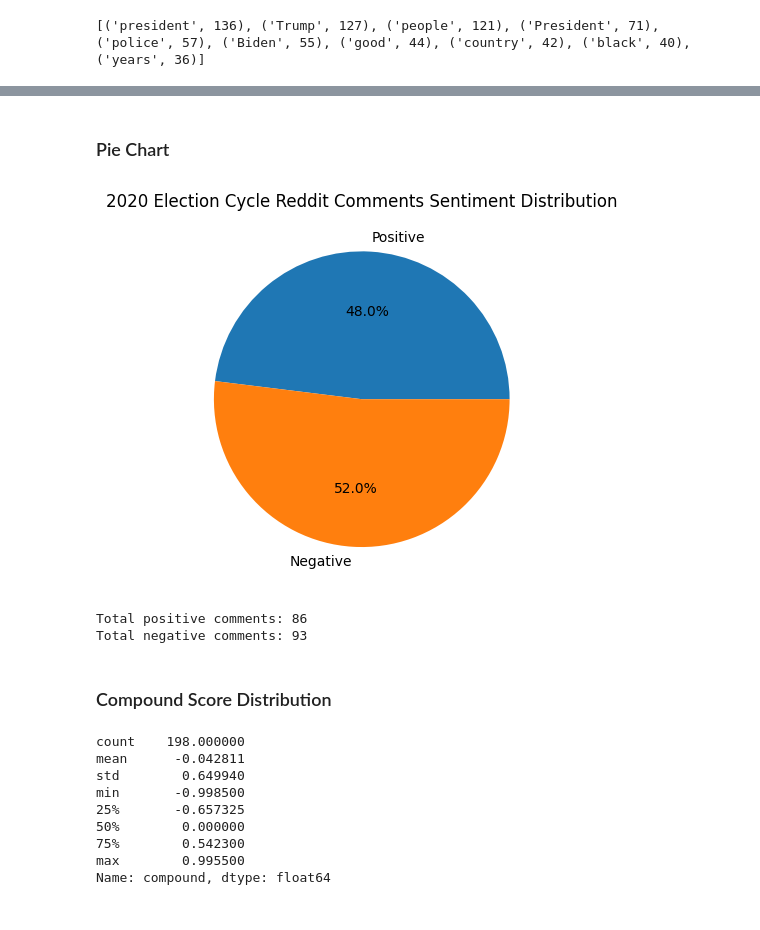
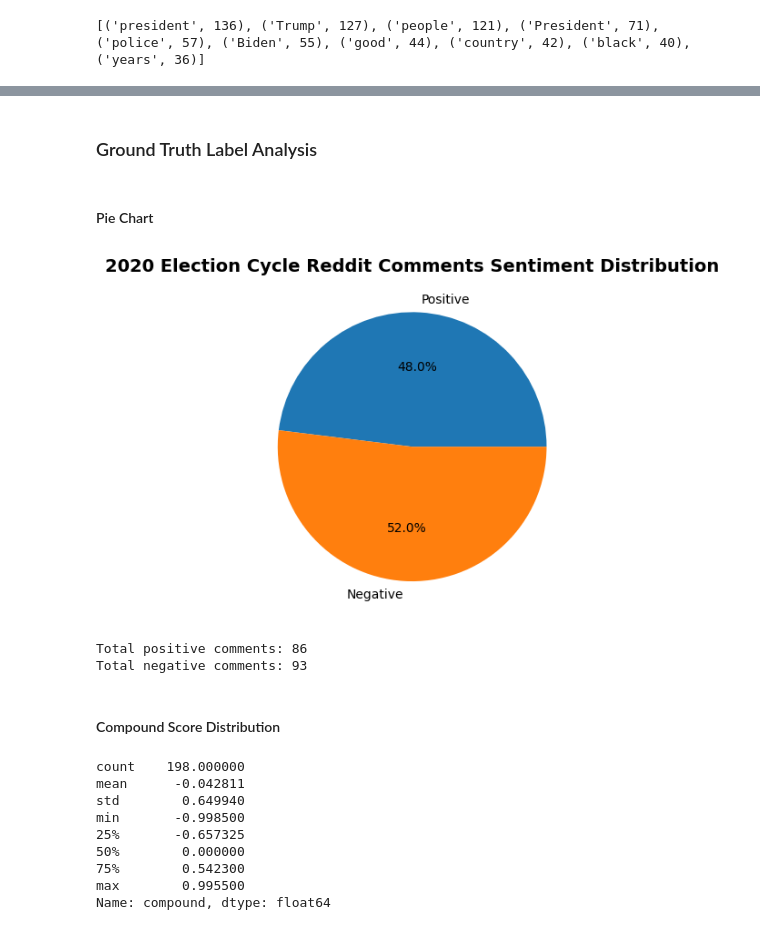
Before and after one commit to gckang/nlp-reddit-election-posts-proj, a Jupyter notebook: exploratory_data_analysis.ipynb, the cells around one changed output, grey strips where cells are left out. Saved outputs shown, nothing was run; the diff lists cells and outputs as text; code cells hidden in the pictures.

```diff
--- a/exploratory_data_analysis.ipynb
+++ b/exploratory_data_analysis.ipynb
@@ -102,19 +128,24 @@ show_wordcloud(distinct_words)
+# %% [markdown]
+### Ground Truth Label Analysis
 # %% [markdown]
-### Pie Chart
+#### Pie Chart
 # %%
 # Create pie chart of positive and negative scores
-plt.pie([(df['sentiment'] == 'positive').sum(), (df['sentiment'] == 'negative').sum()], labels=['Positive', 'Negative'], autopct='%1.1f%%')
-plt.title('2020 Election Cycle Reddit Comments Sentiment Distribution')
-plt.show()
+def show_piechart(df, title):
+    plt.pie([(df['sentiment'] == 'positive').sum(), (df['sentiment'] == 'negative').sum()], labels=['Positive', 'Negative'], autopct='%1.1f%%')
+    plt.title(title, fontsize=14, fontweight='bold')
+    plt.show()
 
-print("Total positive comments:", (df['sentiment'] == 'positive').sum())
-print("Total negative comments:", (df['sentiment'] == 'negative').sum())
+    print("Total positive comments:", (df['sentiment'] == 'positive').sum())
+    print("Total negative comments:", (df['sentiment'] == 'negative').sum())
+
+show_piechart(df, '2020 Election Cycle Reddit Comments Sentiment Distribution')
 # %% [output]
-[figure, old version]
+[figure, new version]
 Total positive comments: 86
 Total negative comments: 93
 # %% [markdown]
-### Compound Score Distribution
+#### Compound Score Distribution
 # %%
 # Find general statistics of the compound score distribution
 print(df["compound"].describe(),'\n')
```
Also changed, not shown: parts of 8 cells of this notebook.
